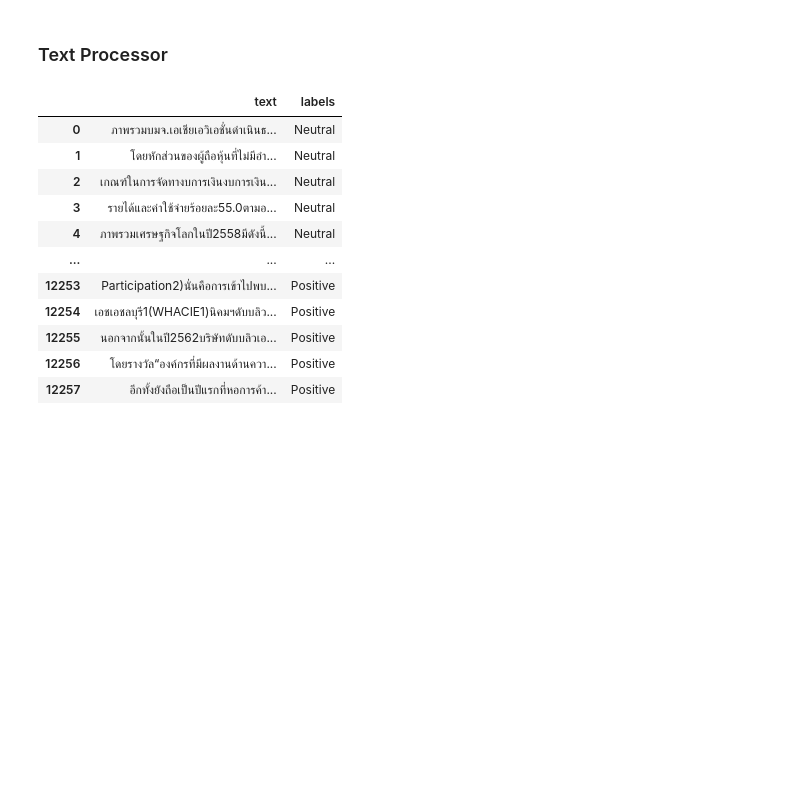
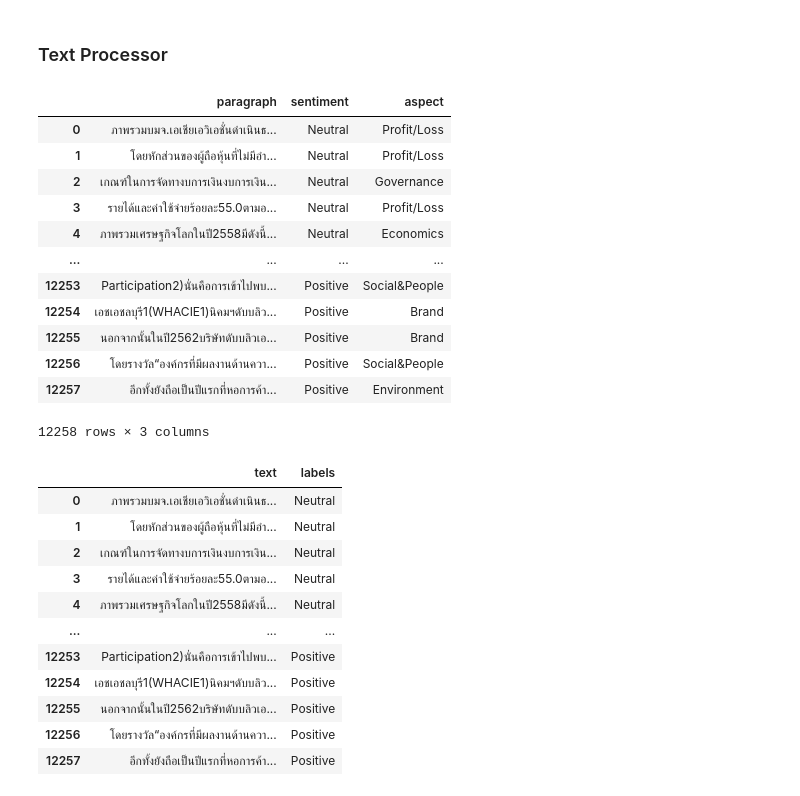
Before and after one commit to Dolphuwadol/sentiment-analysis-on-fin-doc, a Jupyter notebook: sentiment_analysis_on_fin_doc.ipynb, the cells around one changed output. Drawn from its saved outputs; the diff is of its cells as text; code cells hidden in the pictures; blank space fills up the shorter version.

```diff
--- a/sentiment_analysis_on_fin_doc.ipynb
+++ b/sentiment_analysis_on_fin_doc.ipynb
@@ -36,10 +36,27 @@ all_df = pd.read_csv(url, skipinitialspace=True, encoding='UTF-8')
 # ดึงเอาเฉพาะคอลัมน์ที่ต้องการ
 all_df_sa = all_df[['paragraph','sentiment']]
 all_df_aspect = all_df[['paragraph','aspect']]
+all_df_sa_aspect = all_df[['paragraph','sentiment', 'aspect']]
 
 # เปลี่ยนชื่อคอลัมน์
 all_df_sa  = all_df_sa .rename(columns={'paragraph': 'text', 'sentiment':'labels'})
 all_df_aspect  = all_df_aspect .rename(columns={'paragraph': 'text', 'aspect':'labels'})
+# %%
+all_df_sa_aspect
+# %% [output]
+|  | paragraph | sentiment | aspect |
+| 0 | ภาพรวมบมจ.เอเชียเอวิเอชั่นดำเนินธ... | Neutral | Profit/Loss |
+| 1 | โดยหักส่วนของผู้ถือหุ้นที่ไม่มีอำ... | Neutral | Profit/Loss |
+| 2 | เกณฑ์ในการจัดทางบการเงินงบการเงิน... | Neutral | Governance |
+| 3 | รายได้และค่าใช้จ่ายร้อยละ55.0ตามอ... | Neutral | Profit/Loss |
+| 4 | ภาพรวมเศรษฐกิจโลกในปี2558มีดังนี้... | Neutral | Economics |
+| ... | ... | ... | ... |
+| 12253 | Participation2)นั่นคือการเข้าไปพบ... | Positive | Social&People |
+| 12254 | เอชเอชลบุรี1(WHACIE1)นิคมฯดับบลิว... | Positive | Brand |
+| 12255 | นอกจากนั้นในปี2562บริษัทดับบลิวเอ... | Positive | Brand |
+| 12256 | โดยรางวัล“องค์กรที่มีผลงานด้านควา... | Positive | Social&People |
+| 12257 | อีกทั้งยังถือเป็นปีแรกที่หอการค้า... | Positive | Environment |
+12258 rows × 3 columns
 # %%
 all_df_sa
 # %% [output]
```
